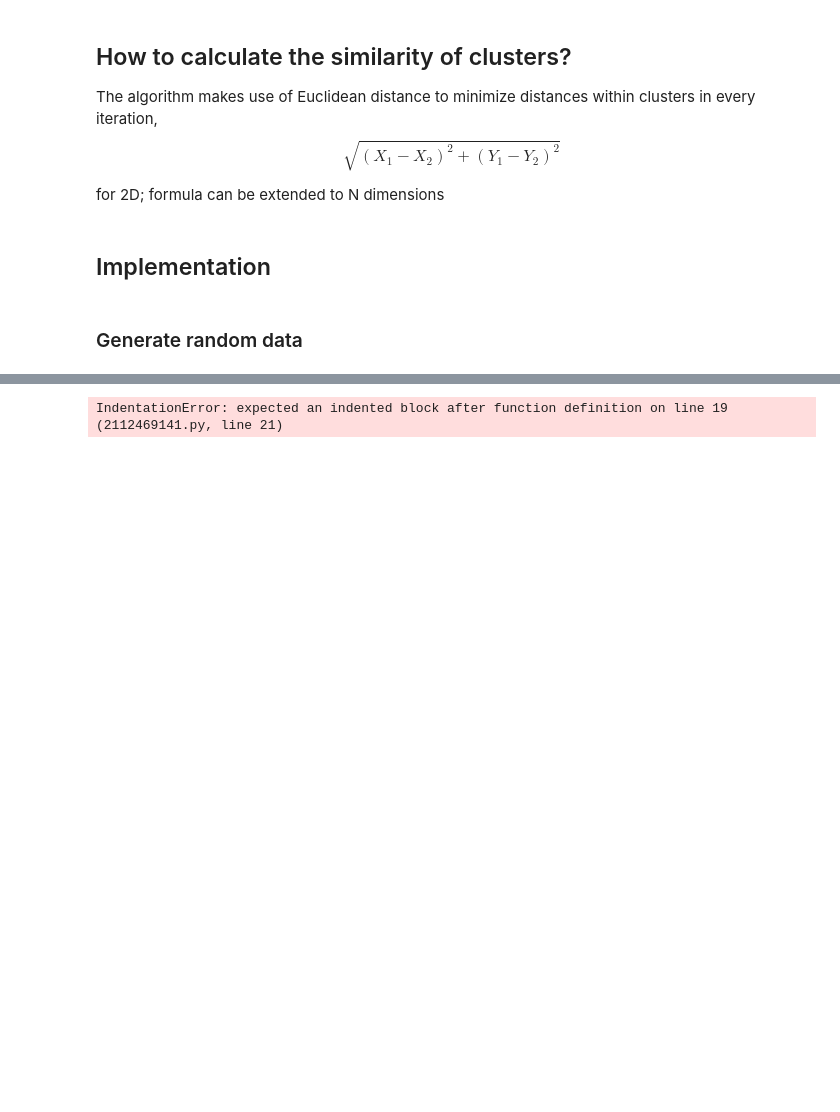
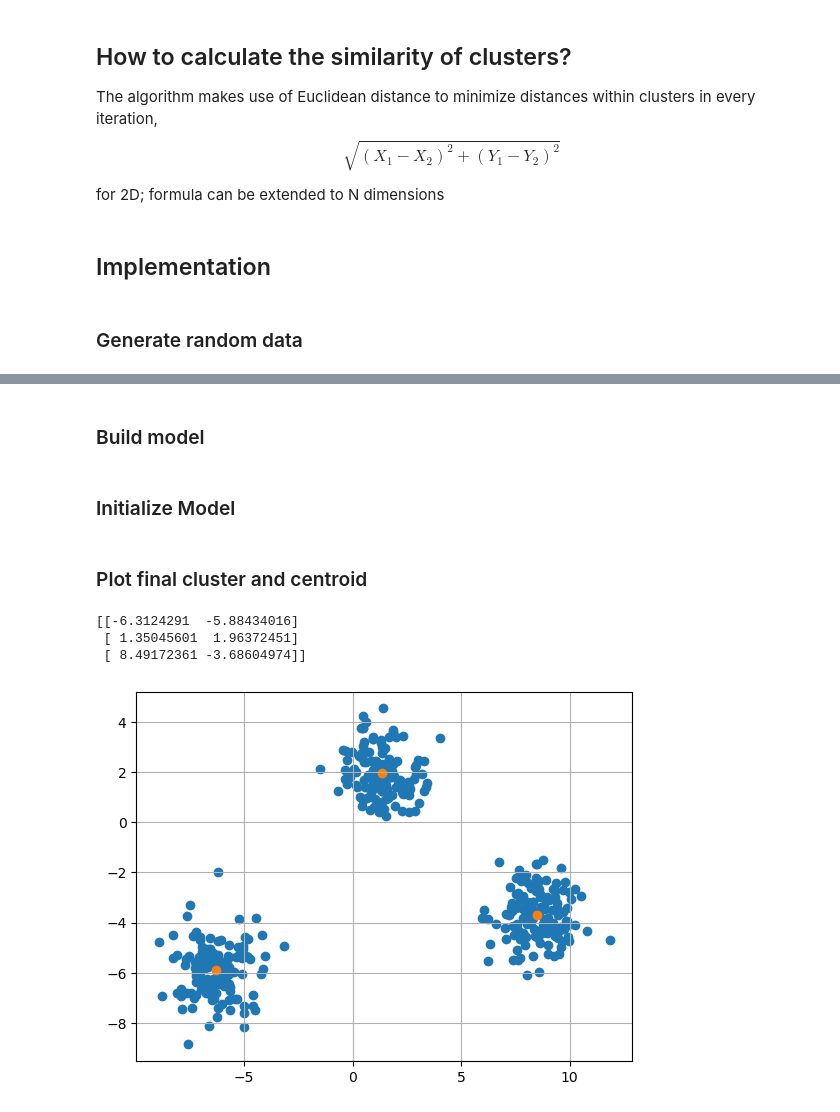
Before and after one commit to devireddyprasanth22/ml-models, a Jupyter notebook: kmeans_clustering/kmeans.ipynb, the cells around one changed output, grey strips where cells are left out. Drawn from its saved outputs; the diff is of its cells as text; code cells hidden in the pictures; blank space fills up the shorter version.

Commit message:
implemented k means clustering; will explore elbow method to find the right amount of K

```diff
--- a/kmeans_clustering/kmeans.ipynb
+++ b/kmeans_clustering/kmeans.ipynb
@@ -41,13 +43,16 @@ print(X.shape)
 (400, 2)
+# %% [markdown]
+### Build model
 # %%
 class KMeansCluster:
     def __init__(self, k=3, max_epochs=100):
         self.k = k
         self.max_epochs = max_epochs
         self.centroids = None # no centroids calculated yet
+        self.iters = []
     # for calculating euclidean distance
     def euclidean(self, points, centroids):
-        return np.sqrt(np.sum((centroids - points)**2))
+        return np.sqrt(np.sum((centroids - points)**2, axis=1))
     # for initialization of centroid
     def createCentroid(self, x): # I will be randomly assigning already present data points to be centroids, another method involves getting the min and max range of data and getting uniform centroids in the range
         n = x.shape[0]
@@ -56,19 +61,52 @@ class KMeansCluster:
     # assign the data to the nearest centroid
     def assignCentroid(self,x):
         #compute distances
-        distances = [self.euclidean(x, centroid) for centroid in self.centroids]
+        distances = np.array([self.euclidean(x, centroid) for centroid in self.centroids]).T
         # assign each point to closest centroid thereby creating clusters
         clusters = np.argmin(distances, axis=1)
         return np.array(clusters)
 
     # updates cluster centers based on the mean of assigned points in K-means clustering.
-    def updateCentroid(self, x, assigned):
+    def updateCentroid(self, x, assigned_cluster):
         for i in range(self.k):
-            points_i = np.array(x[assigned == i])
-            if len(assigned) > 0:
-                self.centroids = np.mean(points_i)
+            points_i = np.array(x[assigned_cluster == i])
+            if len(points_i) > 0:
+                self.centroids[i] = np.mean(points_i, axis=0)  # Normal case
+            else:
+                self.centroids[i] = x[np.random.choice(len(x))]  # Reinitialize randomly
 
     # fitting model to the data utilizing the previous steps for max_epochs
-    def fit():
+    def fit(self, x):
+        # initialize the centroids
+        self.centroids = self.createCentroid(x)
+        # loop through the max_epochs
+        for _ in range(self.max_epochs):
+            # keep track of previous clusters/centroids
+            prev = self.centroids.copy()
+            self.iters.append(prev)
+            # assign the centroids
+            assigned = self.assignCentroid(x)
+            # update the centroids
+            self.updateCentroid(x, assigned)
+        # if previous centroid/cluster == curr centroid/cluster, means no change, hence breaking from loop
+            if np.allclose(prev, self.centroids):
+                break
-# %% [output]
-IndentationError: expected an indented block after function definition on line 19 (2112469141.py, line 21)
+# %% [markdown]
+### Initialize Model
+# %%
+kmeans = KMeansCluster(3)
+kmeans.fit(X)
+# %% [markdown]
+### Plot final cluster and centroid
+# %%
+centroids = kmeans.centroids
+print(centroids)
+plt.grid()
+plt.scatter(X[:, 0], X[:,1])
+plt.scatter(centroids[:,0], centroids[:,1])
+plt.show()
+# %% [output]
+[[-6.3124291  -5.88434016]
+ [ 1.35045601  1.96372451]
+ [ 8.49172361 -3.68604974]]
+[figure, added]
```
Also changed, not shown: parts of 5 cells of this notebook.
